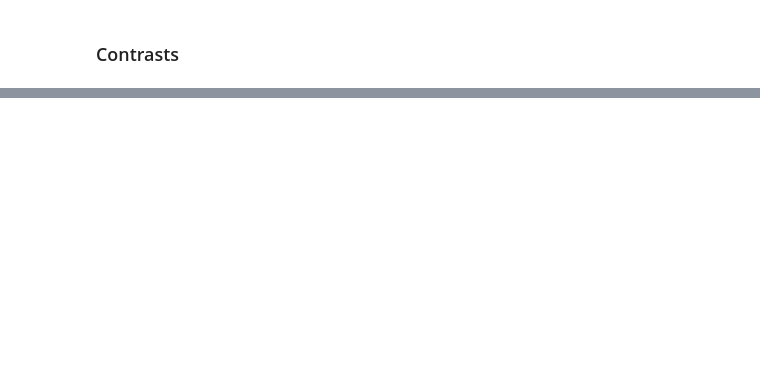
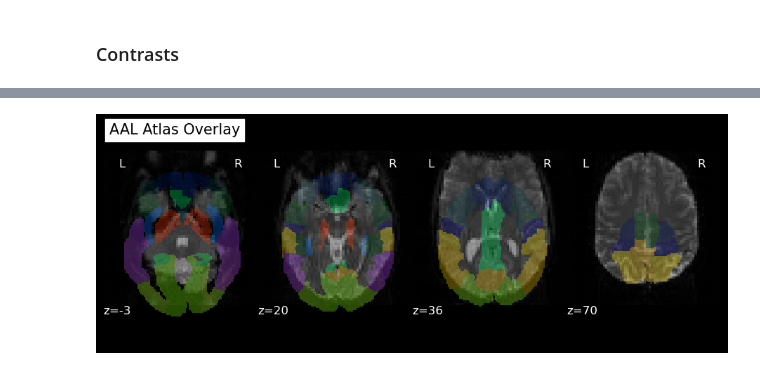
Before and after one commit to gdederichs/NSSP_project_1, a Jupyter notebook: design_matrix.ipynb, the cells around one changed output, grey strips where cells are left out. Saved outputs shown, nothing was run; the diff lists cells and outputs as text; code cells hidden in the pictures; blank space fills up the shorter version.

Commit message:
aal atlas (need to fix)

```diff
--- a/design_matrix.ipynb
+++ b/design_matrix.ipynb
@@ -161,0 +187,18 @@ plt.show()
+# %%
+from nilearn import datasets, image
+
+aal_atlas = datasets.fetch_atlas_aal(version='SPM12')
+atlas_img = image.load_img(aal_atlas.maps)
+
+# Overlay AAL atlas on top of the fMRI
+plot_roi(atlas_img,
+          bg_img=mean_img_[0],
+          display_mode='z',
+          cut_coords=[-3, 20, 36, 70],
+          alpha=0.3,
+          # resampling_interpolation='continuous', TODOOOO fiiiixxxx
+          title="AAL Atlas Overlay")
+
+plt.show()
+# %% [output]
+[figure, added]
```
Also changed, not shown: parts of 7 cells of this notebook, 1 other file.
